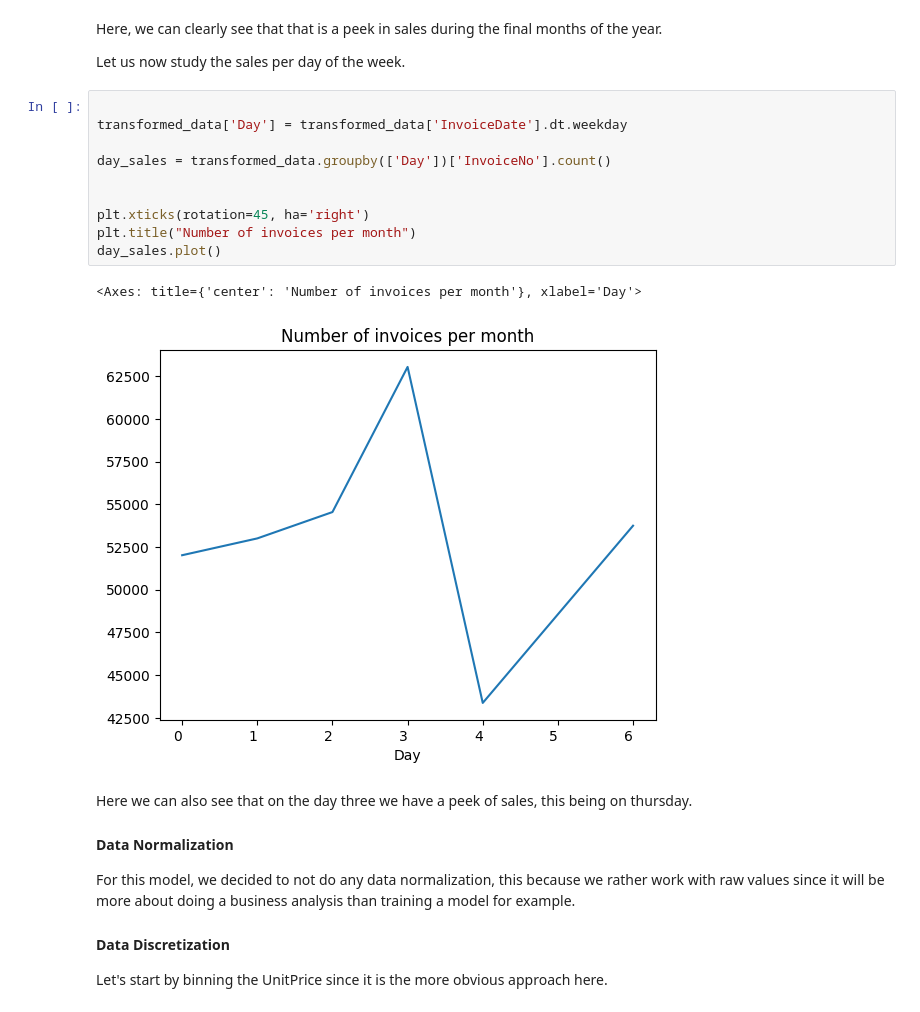
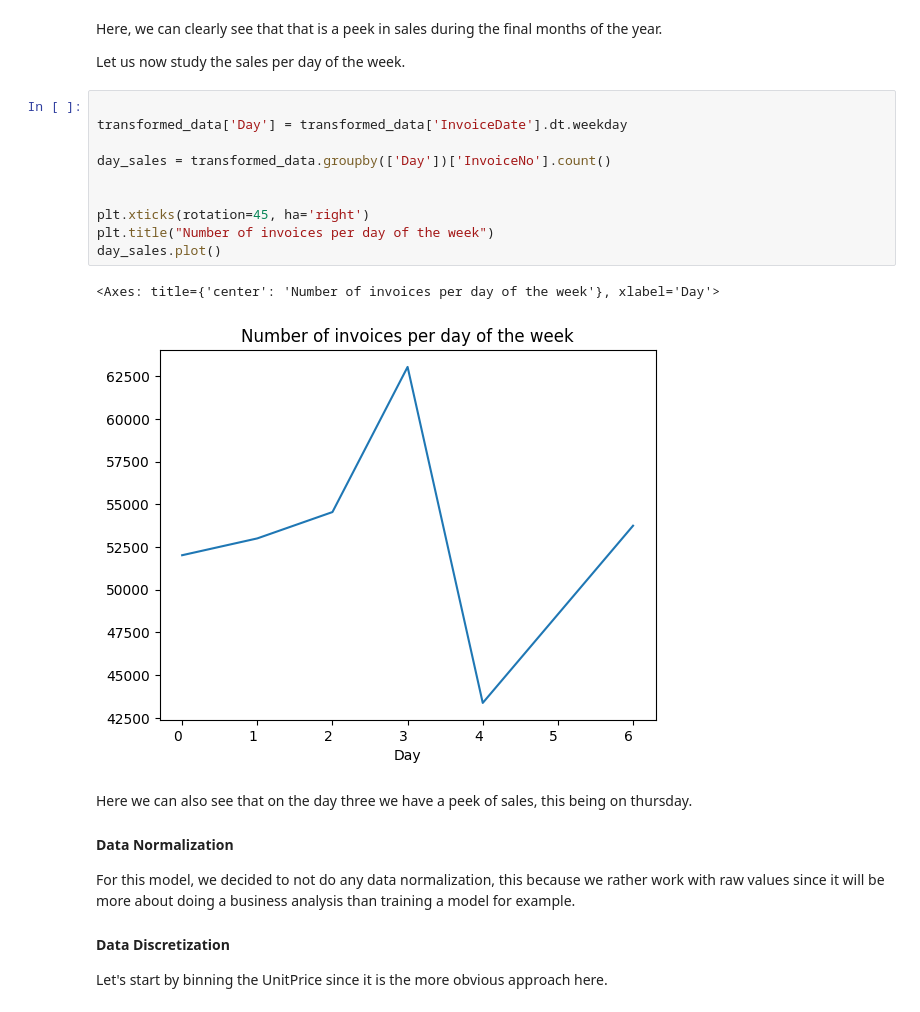
Before and after one commit to biren-charles/Data-Science-Project-ACT, a Jupyter notebook: datascience-online-retail-project.ipynb, the cells around one changed output. Saved outputs shown, nothing was run; the diff lists cells and outputs as text.

```diff
--- a/datascience-online-retail-project.ipynb
+++ b/datascience-online-retail-project.ipynb
@@ -359,16 +359,16 @@ Let us now study the sales per day of the week.
 # %%
 
 transformed_data['Day'] = transformed_data['InvoiceDate'].dt.weekday
 
 day_sales = transformed_data.groupby(['Day'])['InvoiceNo'].count()
 
 
 plt.xticks(rotation=45, ha='right')
-plt.title("Number of invoices per month")
+plt.title("Number of invoices per day of the week")
 day_sales.plot()
 # %% [output]
-<Axes: title={'center': 'Number of invoices per month'}, xlabel='Day'>
+<Axes: title={'center': 'Number of invoices per day of the week'}, xlabel='Day'>
-[figure, old version]
+[figure, new version]
 # %% [markdown]
 Here we can also see that on the day three we have a peek of sales, this being on thursday.
 
```
Also changed, not shown: parts of 1 cell of this notebook, 1 other file.
